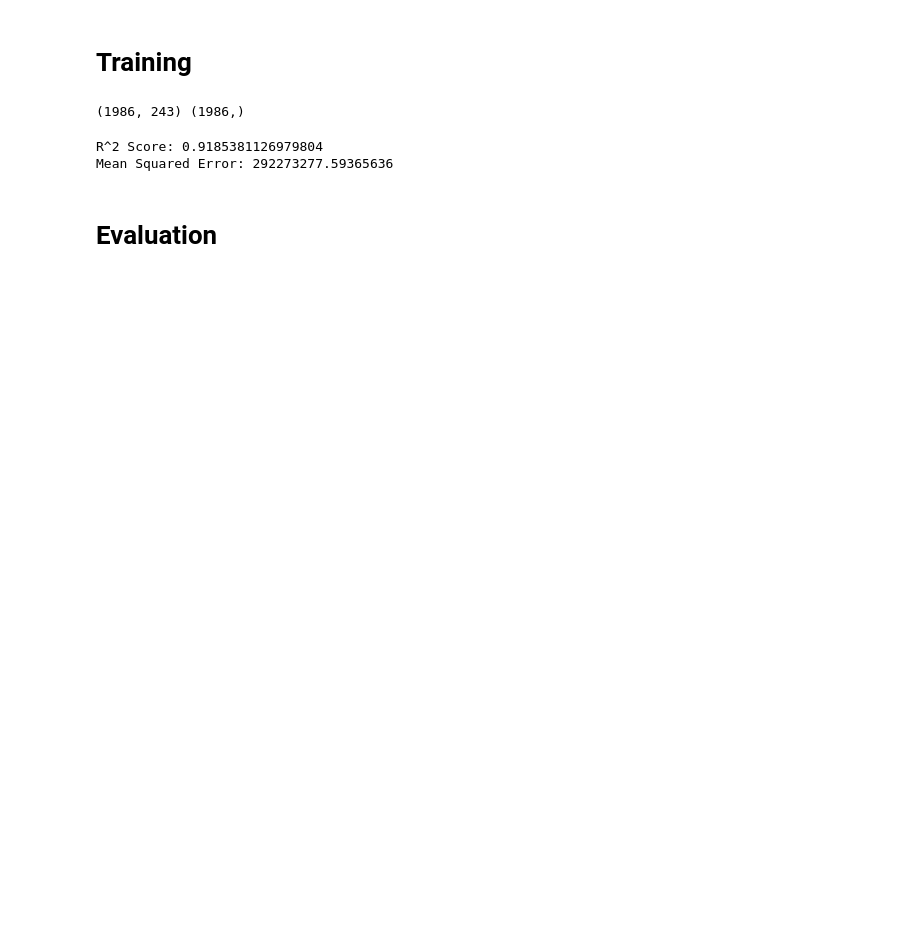
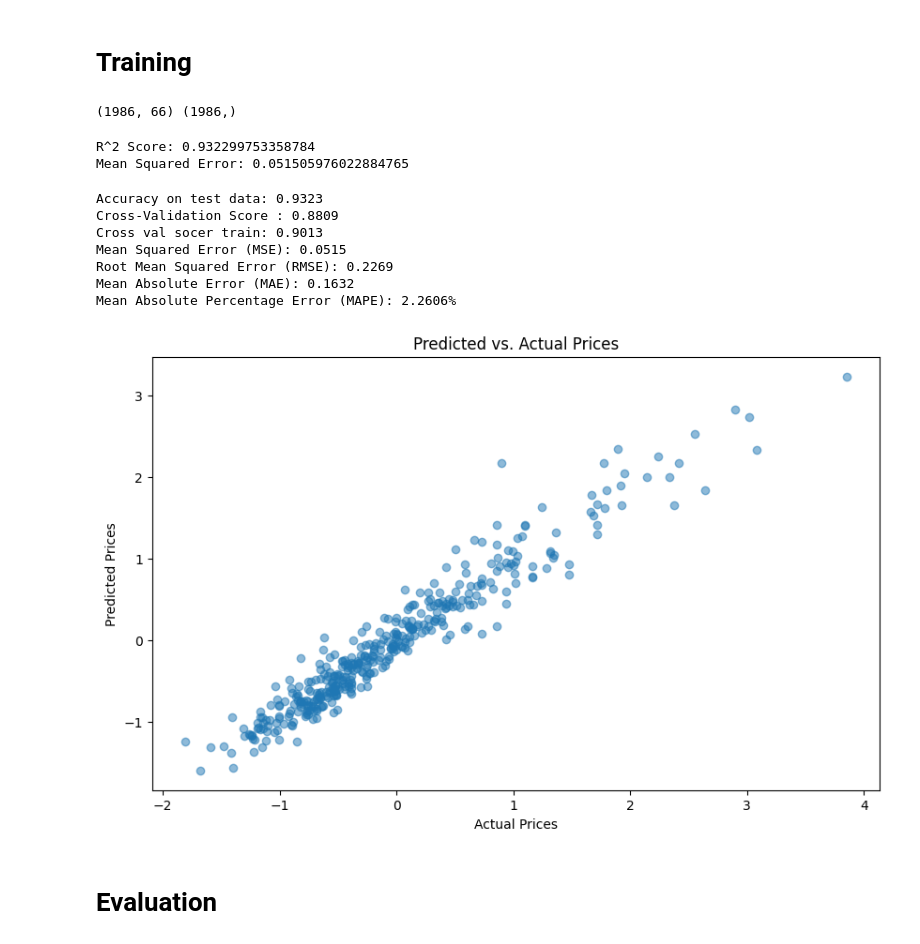
Before and after one commit to FlowBYRN/ml_hackathon, a Jupyter notebook: Hackathon_Abgabe/model.ipynb, the cells around one changed output. Cells and saved outputs as stored; diff of their text form; code cells hidden in the pictures; blank space fills up the shorter version.

```diff
--- a/Hackathon_Abgabe/model.ipynb
+++ b/Hackathon_Abgabe/model.ipynb
@@ -178,8 +175,8 @@ test_encoded = test_encoded.drop('Verkaufspreis', axis=1)
 # %% [markdown]
 # Training
 # %%
-y = train_encoded['Verkaufspreis']
-X_encoded = train_encoded.drop('Verkaufspreis', axis=1)
-print(X_encoded.shape, y.shape)
+y = df['Verkaufspreis']
+X = df.drop('Verkaufspreis', axis=1)
+print(X.shape, y.shape)
 # %% [output]
-(1986, 243) (1986,)
+(1986, 66) (1986,)
@@ -190,21 +200,23 @@ from sklearn.model_selection import train_test_split
 # df_encoded = pd.get_dummies(df)
 
 
-X_train, X_test, y_train, y_test = train_test_split(X_encoded, y, test_size=0.2, random_state=42)
+X_train, X_test, y_train, y_test = train_test_split(X, y, test_size=0.2, random_state=42)
 # %%
 from sklearn.ensemble import RandomForestRegressor
-from sklearn.ensemble import AdaBoostRegressor
-from sklearn.metrics import f1_score
 from sklearn.metrics import r2_score
 from sklearn.metrics import mean_squared_error
+from sklearn.model_selection import cross_val_score
+from sklearn.svm import SVR
 
 # We searched the best hyperparameters with RandomizedSearchCV
-forest = RandomForestRegressor(random_state=42, n_estimators=800,min_samples_split=2,min_samples_leaf=1,max_features='sqrt',max_depth=40,bootstrap=False )
+# forest = RandomForestRegressor(random_state=42, n_estimators=800,min_samples_split=2,min_samples_leaf=1,max_features='sqrt',max_depth=40,bootstrap=False )
+
+model = SVR()
 
 # Train the model
-forest.fit(X_train, y_train)
+model.fit(X_train, y_train)
 
-y_pred = forest.predict(X_test)
+y_pred = model.predict(X_test)
 
 r2 = r2_score(y_test, y_pred)
 print("R^2 Score:", r2)
@@ -213,7 +225,57 @@ print("R^2 Score:", r2)
 mse = mean_squared_error(y_test, y_pred)
 print("Mean Squared Error:", mse)
 # %% [output]
-R^2 Score: 0.9185381126979804
-Mean Squared Error: 292273277.59365636
+R^2 Score: 0.932299753358784
+Mean Squared Error: 0.051505976022884765
+# %%
+import numpy as np
+import matplotlib.pyplot as plt
+from sklearn.metrics import mean_squared_error, mean_absolute_error
+from sklearn.metrics import r2_score, mean_absolute_percentage_error
+
+def predict_plot(model, X_test, y_test):
+
+    y_pred = model.predict(X_test)
+
+    # Calculate evaluation metrics
+    cv_score = cross_val_score(model, X_test, y_test, cv=6)
+    cv_score_train = cross_val_score(model, X_train, y_train, cv=6)
+    mse = mean_squared_error(y_test, y_pred)
+    rmse = np.sqrt(mse)
+    mae = mean_absolute_error(y_test, y_pred)
+    mape = mean_absolute_percentage_error(y_test, y_pred)
+
+    # Print accuracy score on the test data
+    print(f'Accuracy on test data: {model.score(X_test, y_test):.4f}')
+
+    # Print the evaluation metrics
+    print(f'Cross-Validation Score : {cv_score.mean():.4f}')
+    print(f'Cross val socer train: {cv_score_train.mean():.4f}')
+    print(f'Mean Squared Error (MSE): {mse:.4f}')
+    print(f'Root Mean Squared Error (RMSE): {rmse:.4f}')
+    print(f'Mean Absolute Error (MAE): {mae:.4f}')
+    print(f'Mean Absolute Percentage Error (MAPE): {mape:.4f}%')
+
+
+    # Visualize predicted vs. actual prices in a scatter plot
+    plt.figure(figsize=(10, 6))
+    plt.scatter(y_test, y_pred, alpha=0.5)
+    plt.title('Predicted vs. Actual Prices')
+    plt.xlabel('Actual Prices')
+    plt.ylabel('Predicted Prices')
+    plt.show()
+
+    return y_pred
+# %%
+v_pred = predict_plot(model, X_test, y_test)
+# %% [output]
+Accuracy on test data: 0.9323
+Cross-Validation Score : 0.8809
+Cross val socer train: 0.9013
+Mean Squared Error (MSE): 0.0515
+Root Mean Squared Error (RMSE): 0.2269
+Mean Absolute Error (MAE): 0.1632
+Mean Absolute Percentage Error (MAPE): 2.2606%
+[figure, added]
 # %% [markdown]
 # Evaluation
```
Also changed, not shown: parts of 6 cells of this notebook, 1 other file.
